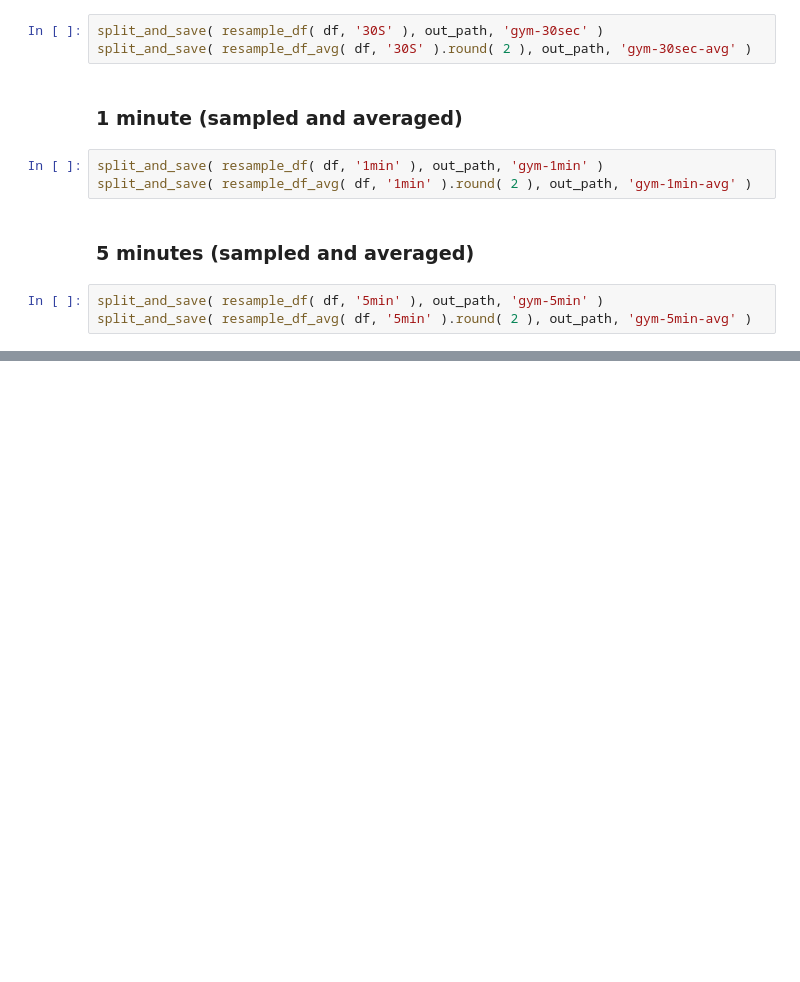
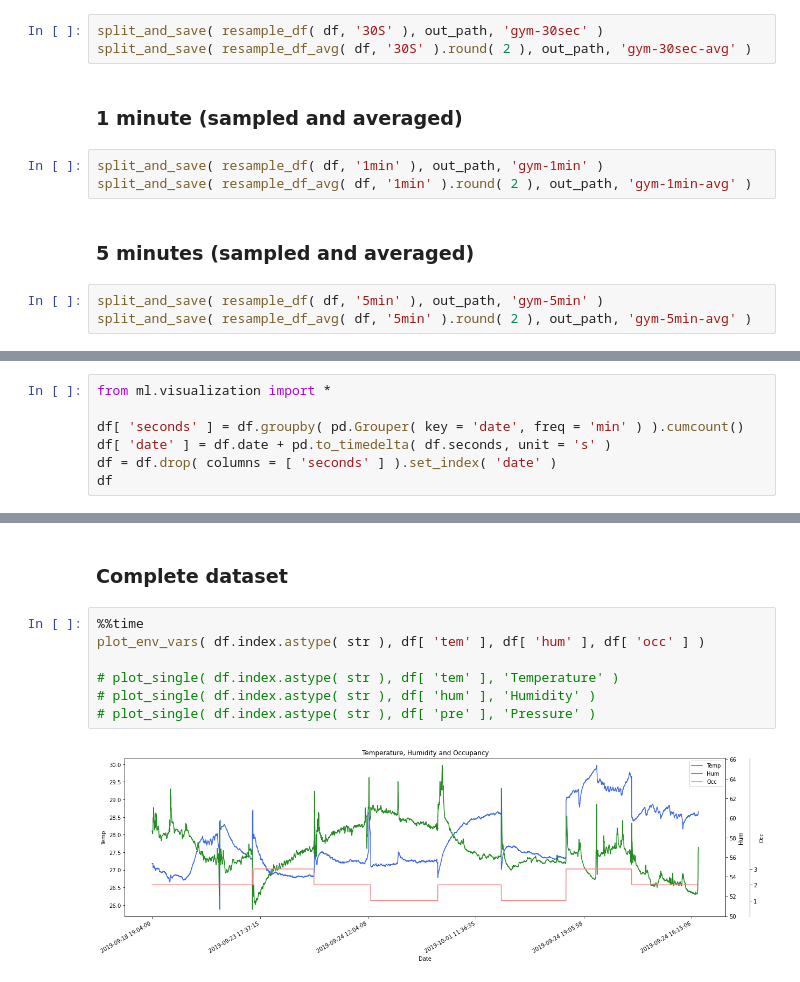
Before and after one commit to AndreeVela/occupancy_detection, a Jupyter notebook: notebooks/resolution_selection/gym-resolution-preparation.ipynb, the cells around one changed output, grey strips where cells are left out. Cells and saved outputs as stored; diff of their text form; blank space fills up the shorter version.

```diff
--- a/notebooks/resolution_selection/gym-resolution-preparation.ipynb
+++ b/notebooks/resolution_selection/gym-resolution-preparation.ipynb
@@ -92,0 +95,7 @@ split_and_save( resample_df_avg( df, '5min' ).round( 2 ), out_path, 'gym-5min-av
+# %%
+from ml.visualization import *
+
+df[ 'seconds' ] = df.groupby( pd.Grouper( key = 'date', freq = 'min' ) ).cumcount()
+df[ 'date' ] = df.date + pd.to_timedelta( df.seconds, unit = 's' )
+df = df.drop( columns = [ 'seconds' ] ).set_index( 'date' )
+df
@@ -92,0 +148,11 @@ split_and_save( resample_df_avg( df, '5min' ).round( 2 ), out_path, 'gym-5min-av
+# %% [markdown]
+### Complete dataset
+# %%
+%%time
+plot_env_vars( df.index.astype( str ), df[ 'tem' ], df[ 'hum' ], df[ 'occ' ] )
+
+# plot_single( df.index.astype( str ), df[ 'tem' ], 'Temperature' )
+# plot_single( df.index.astype( str ), df[ 'hum' ], 'Humidity' )
+# plot_single( df.index.astype( str ), df[ 'pre' ], 'Pressure' )
+# %% [output]
+[figure, added]
```
Also changed, not shown: parts of 8 cells of this notebook, 13 other files.
